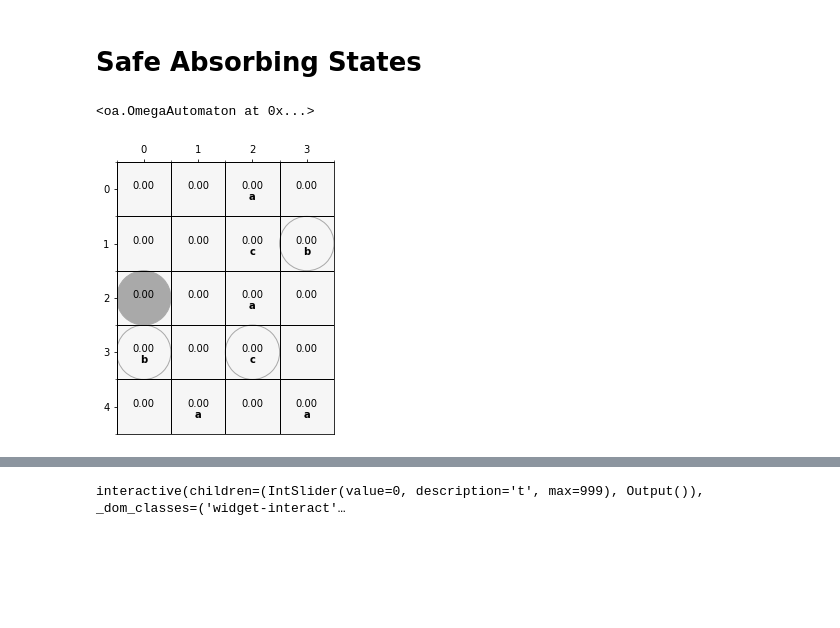
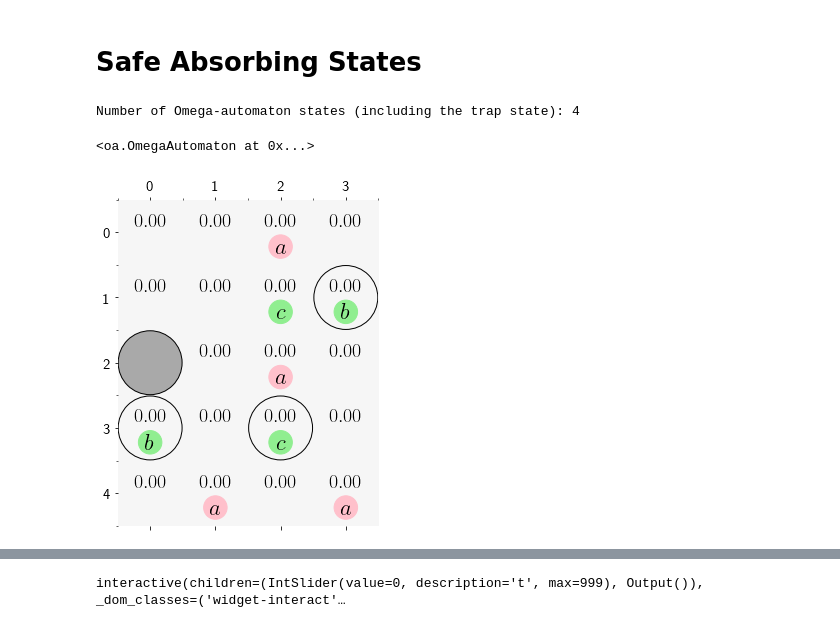
Before and after one commit to alperkamil/csrl, a Jupyter notebook: Safe Absorbing States.ipynb, the cells around one changed output, grey strips where cells are left out. Drawn from its saved outputs; the diff is of its cells as text; code cells hidden in the pictures; blank space fills up the shorter version.

Commit message:
Improve the visualization.

```diff
--- a/Safe Absorbing States.ipynb
+++ b/Safe Absorbing States.ipynb
@@ -4,34 +4,41 @@
 %matplotlib inline
 from mdp import GridMDP
 from oa import OmegaAutomaton
 import numpy as np
 from csrl import ControlSynthesis
 
 ltl = '(F G b | F G c) & G !a'
 oa = OmegaAutomaton(ltl)
+print('Number of Omega-automaton states (including the trap state):',oa.shape[1])
 display(oa)
 
 shape = (5,4)
 structure = np.array([
 ['E',  'E',  'E',  'E',  'E'],
 ['E',  'E',  'E',  'T',  'E'],
 ['B',  'E',  'E',  'E',  'E'],
 ['T',  'E',  'T',  'E',  'E'],
 ['E',  'E',  'E',  'E',  'E']
 ])
 label = np.array([
 [(),       (),     ('a',),()],
 [(),       (),     ('c',),('b',)],
 [(),       (),     ('a',),()],
 [('b',),   (),     ('c',),()],
 [(),       ('a',), (),    ('a',)]
 ],dtype=np.object)
-grid_mdp = GridMDP(shape=shape,structure=structure,label=label)
+lcmap={
+    ('a',):'pink',
+    ('b',):'lightgreen',
+    ('c',):'lightgreen'
+}
+grid_mdp = GridMDP(shape=shape,structure=structure,label=label,lcmap=lcmap)
 grid_mdp.plot()
 
 discount=0.9999
 csrl = ControlSynthesis(grid_mdp,oa,discount)
 # %% [output]
-<oa.OmegaAutomaton at 0x...>
+Number of Omega-automaton states (including the trap state): 4
+<oa.OmegaAutomaton at 0x...>
-[figure, old version]
+[figure, new version]
 # %%
```
Also changed, not shown: parts of 4 cells of this notebook, 3 other files.
